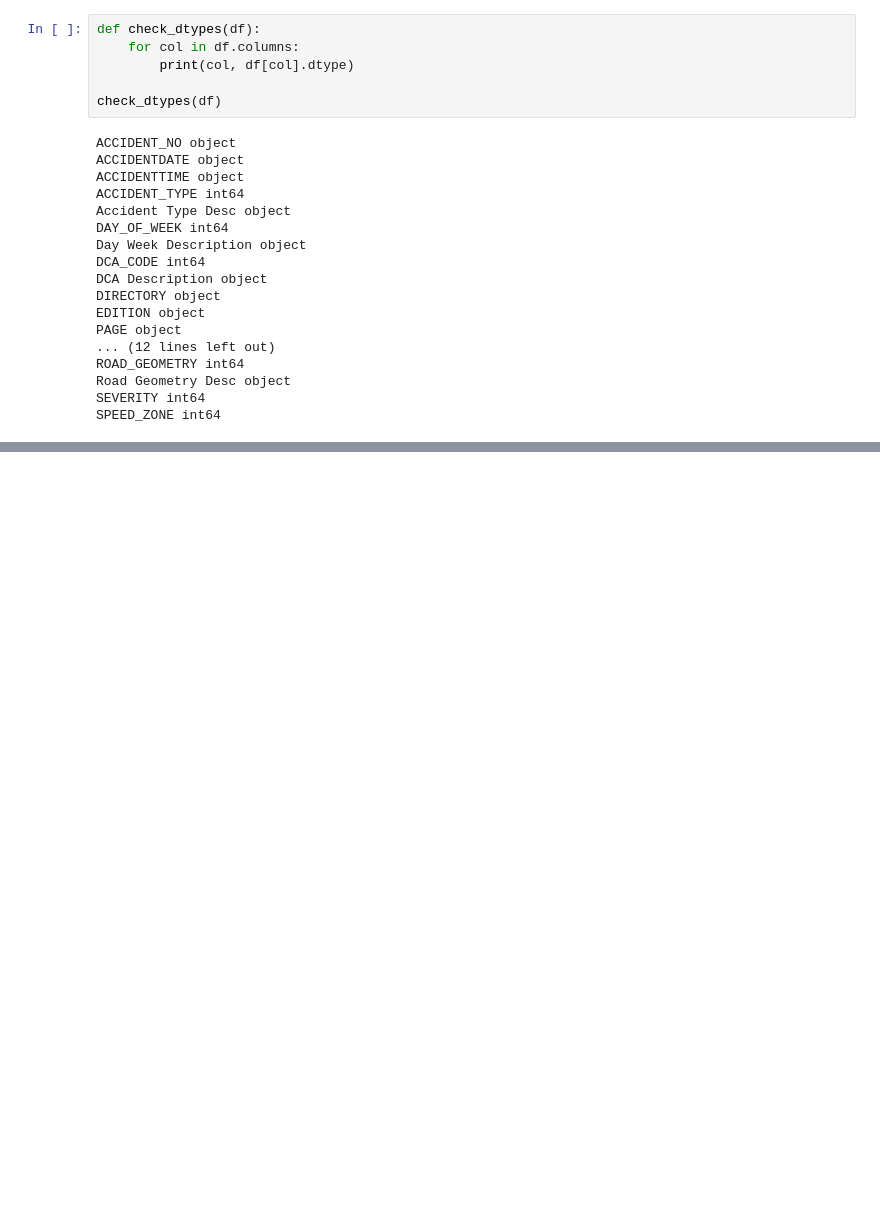
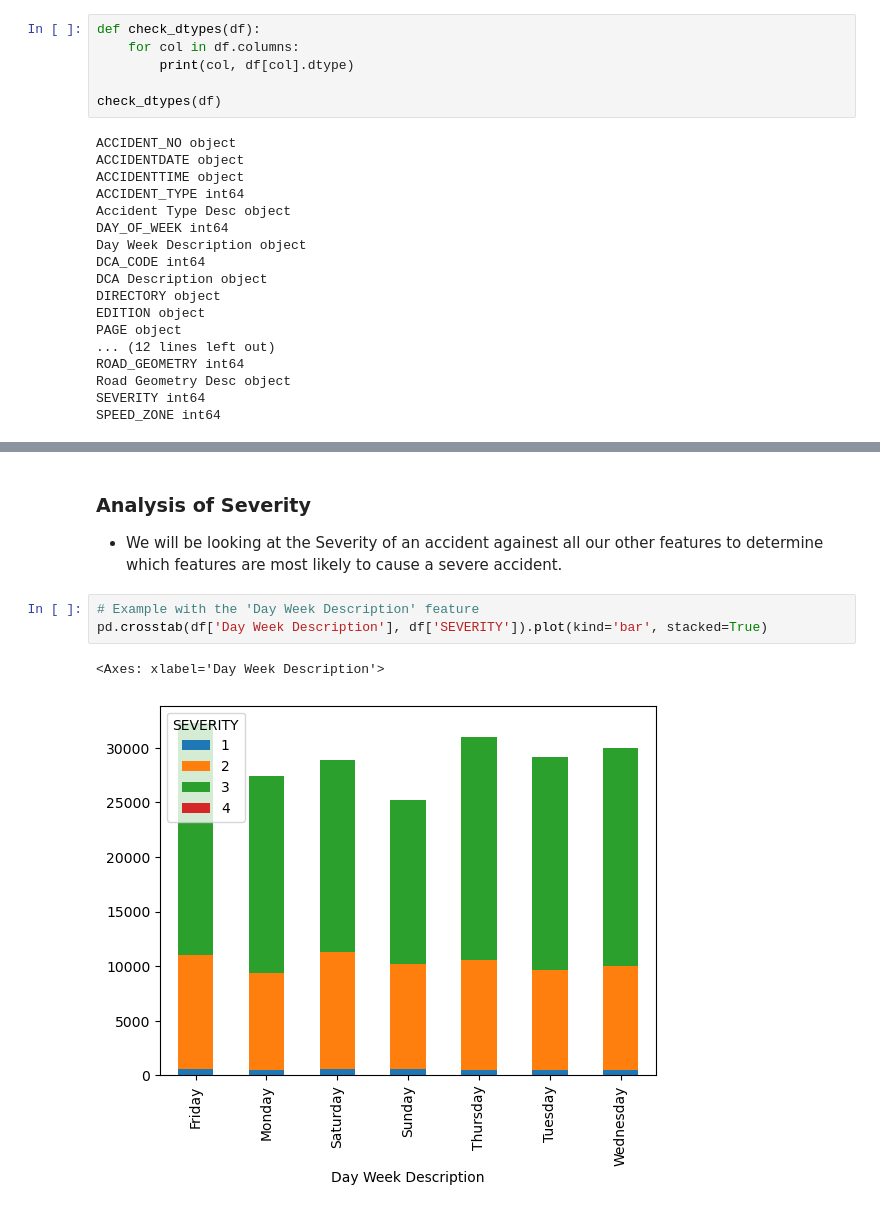
Before and after one commit to EwokOwie/vic_crashes, a Jupyter notebook: vic_crashes.ipynb, the cells around one changed output, grey strips where cells are left out. Drawn from its saved outputs; the diff is of its cells as text; blank space fills up the shorter version.

```diff
--- a/vic_crashes.ipynb
+++ b/vic_crashes.ipynb
@@ -95,0 +118,10 @@ SPEED_ZONE int64
+# %% [markdown]
+### Analysis of Severity
+
+* We will be looking at the Severity of an accident againest all our other features to determine which features are most likely to cause a severe accident.
+# %%
+# Example with the 'Day Week Description' feature
+pd.crosstab(df['Day Week Description'], df['SEVERITY']).plot(kind='bar', stacked=True)
+# %% [output]
+<Axes: xlabel='Day Week Description'>
+[figure, added]
```
Also changed, not shown: parts of 33 cells of this notebook.
